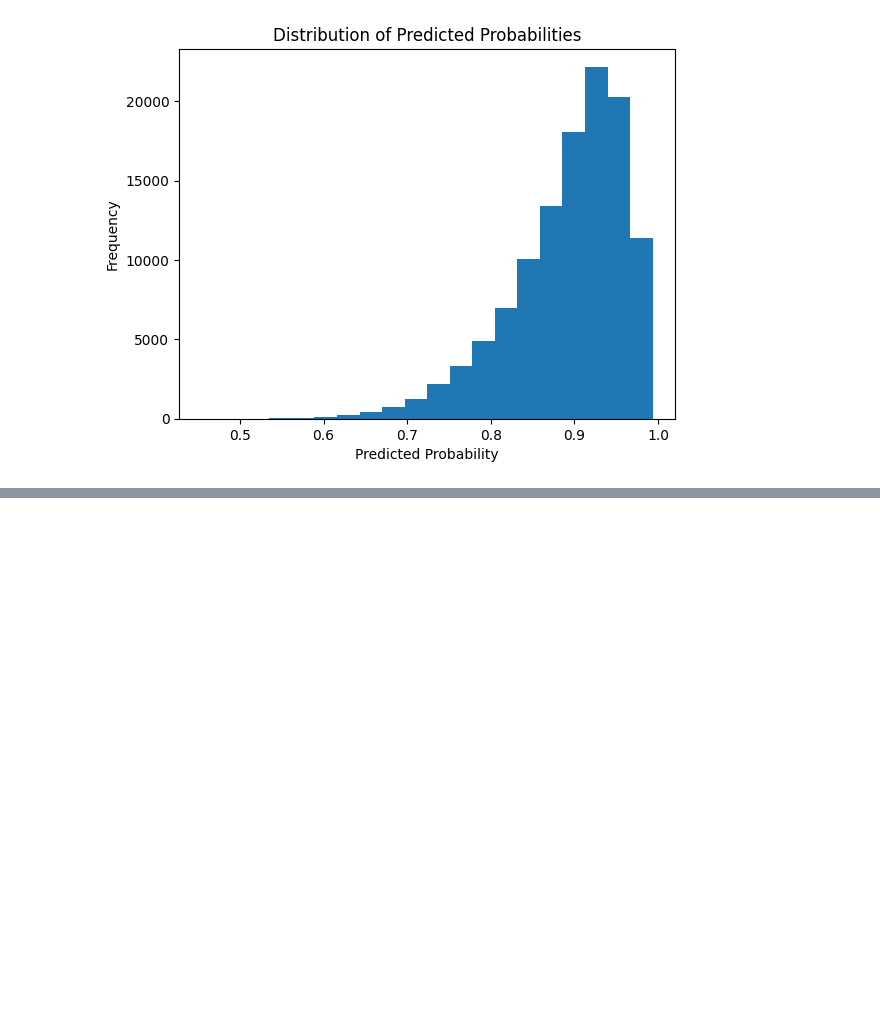
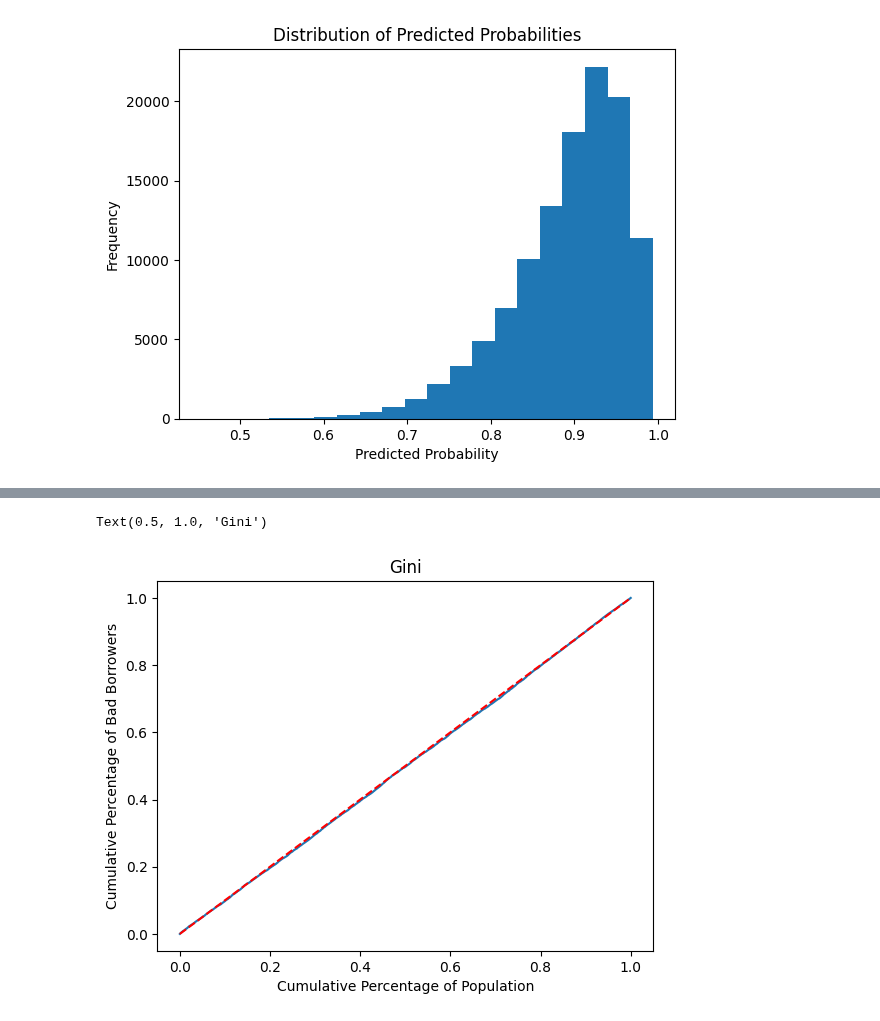
Before and after one commit to OzodbekOzodov/_credit-risk-modeling, a Jupyter notebook: Probability-of-default-model.ipynb, the cells around one changed output, grey strips where cells are left out. Drawn from its saved outputs; the diff is of its cells as text; code cells hidden in the pictures; blank space fills up the shorter version.

```diff
--- a/Probability-of-default-model.ipynb
+++ b/Probability-of-default-model.ipynb
@@ -723,0 +875,6 @@ conf_table
+# %%
+best_threshold = 0.5476134179231125
+Best_F1_score = 0.9434044962287926
+
+conf_table['preds_cutoff: {best_threshold}'] = np.where(conf_table['predicted_probs'] > best_threshold, 1, 0)
+conf_table
@@ -723,0 +915,9 @@ conf_table
+# %%
+# cumulative good and bad borrower percentages
+conf_table['Cumulative number of Population'] = conf_table.index + 1
+conf_table['Cumulative number of Good Borrowers'] = conf_table['payment_quality'].cumsum()
+conf_table['Cumulative number of Bad Borrowers'] = conf_table['Cumulative number of Population'] - conf_table['payment_quality'].cumsum()
+# %%
+conf_table['Cumulative Percentage of Population'] = conf_table['Cumulative number of Population'] / (conf_table.shape[0])
+conf_table['Cumulative Percentage of Good Borrowers'] = conf_table['Cumulative number of Good Borrowers'] / (conf_table['payment_quality'].sum())
+conf_table['Cumulative Percentage of Bad Borrowers'] = conf_table['Cumulative number of Bad Borrowers'] / (conf_table.shape[0] - conf_table['payment_quality'].sum())
@@ -723,0 +940,9 @@ conf_table
+# %%
+plt.plot(conf_table['Cumulative Percentage of Population'], conf_table['Cumulative Percentage of Bad Borrowers'])
+plt.plot(conf_table['Cumulative Percentage of Population'], conf_table['Cumulative Percentage of Population'], linestyle = "--", color = 'r')
+plt.xlabel("Cumulative Percentage of Population")
+plt.ylabel("Cumulative Percentage of Bad Borrowers")
+plt.title("Gini")
+# %% [output]
+Text(0.5, 1.0, 'Gini')
+[figure, added]
```
Also changed, not shown: parts of 22 cells of this notebook.
